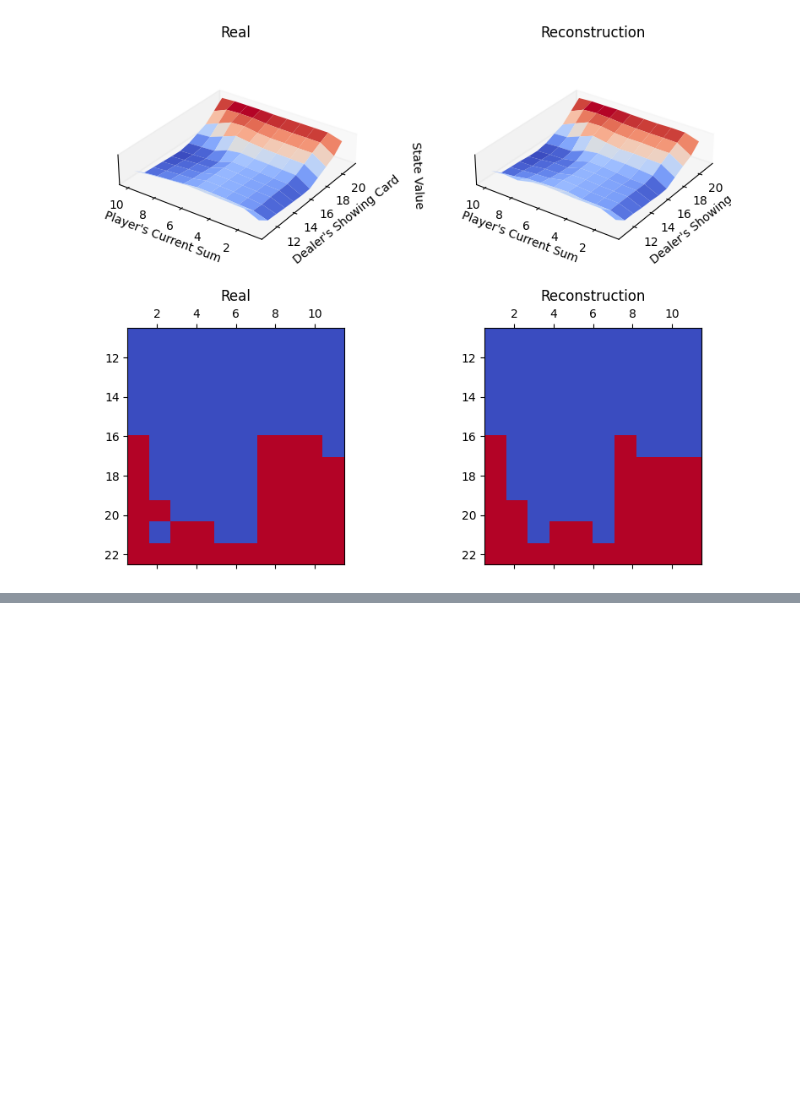
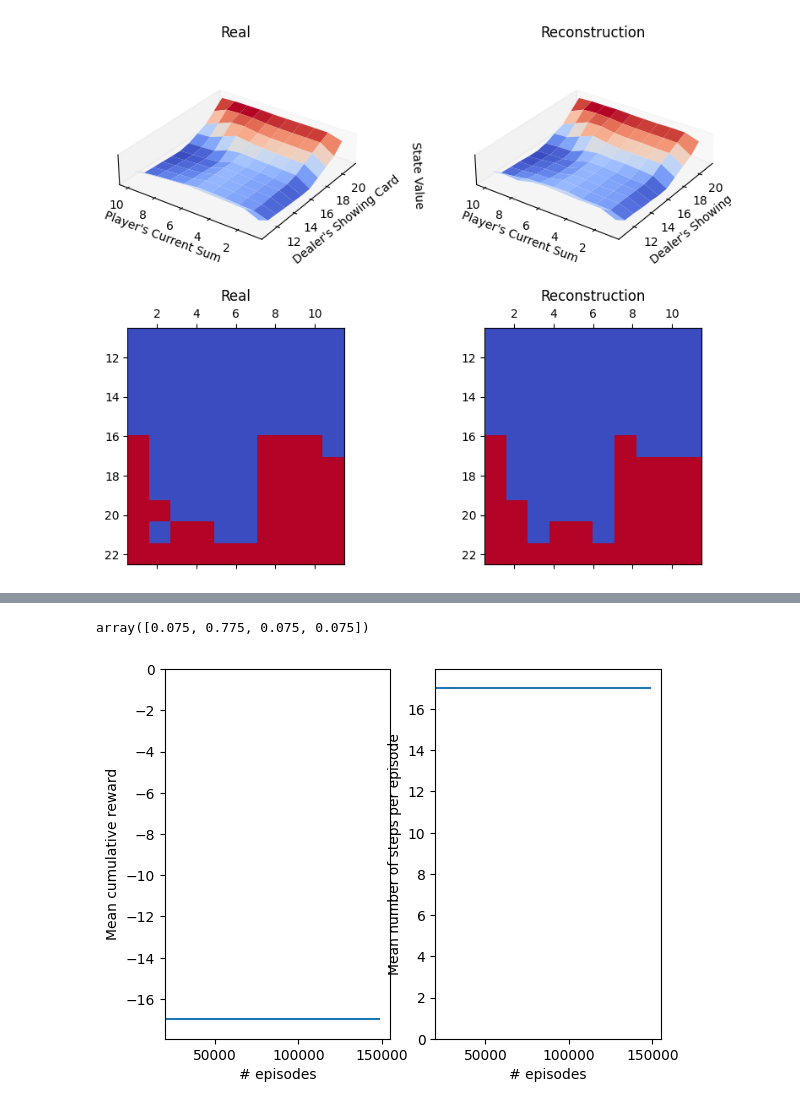
Before and after one commit to ajegorovs/aj_python_tool_lib, a Jupyter notebook: data_processing/neural_networks/RL_Reinforced_Learning/Monte_Carlo_01.ipynb, the cells around one changed output, grey strips where cells are left out. Cells and saved outputs as stored; diff of their text form; code cells hidden in the pictures; blank space fills up the shorter version.

```diff
--- a/data_processing/neural_networks/RL_Reinforced_Learning/Monte_Carlo_01.ipynb
+++ b/data_processing/neural_networks/RL_Reinforced_Learning/Monte_Carlo_01.ipynb
@@ -420,0 +554,6 @@ len(a)
+# %%
+
+env_CW = init_env("CliffWalking-v0", eps=0.4)
+env_CW.get_Qsa(random=True)     # random Q(s,a)
+# env_CW.get_policy_Qsa_greedy()  # not action distr
+env_CW.get_policy_soft(random= False, action = 0);
@@ -420,0 +563,20 @@ len(a)
+# %%
+fltr = 20000
+plt.subplot(1,2,1)
+plt.plot(*np.array([(i,r) for i,r in env_CW.test_rewards.items() if i >fltr]).T)
+plt.xlabel('# episodes')
+plt.ylabel('Mean cumulative reward')
+plt.xlim(left = 20000)
+plt.ylim(top = 0)
+plt.subplot(1,2,2)
+plt.plot(*np.array([(i,r) for i,r in env_CW.steps_per_ep.items() if i >fltr]).T)
+#plt.yscale('log')
+plt.xlabel('# episodes')
+plt.ylabel('Mean number of steps per episode')
+plt.xlim(left = 20000)
+plt.ylim(0)
+
+env_CW.policy[34]
+# %% [output]
+array([0.075, 0.775, 0.075, 0.075])
+[figure, added]
```
Also changed, not shown: parts of 31 cells of this notebook.
